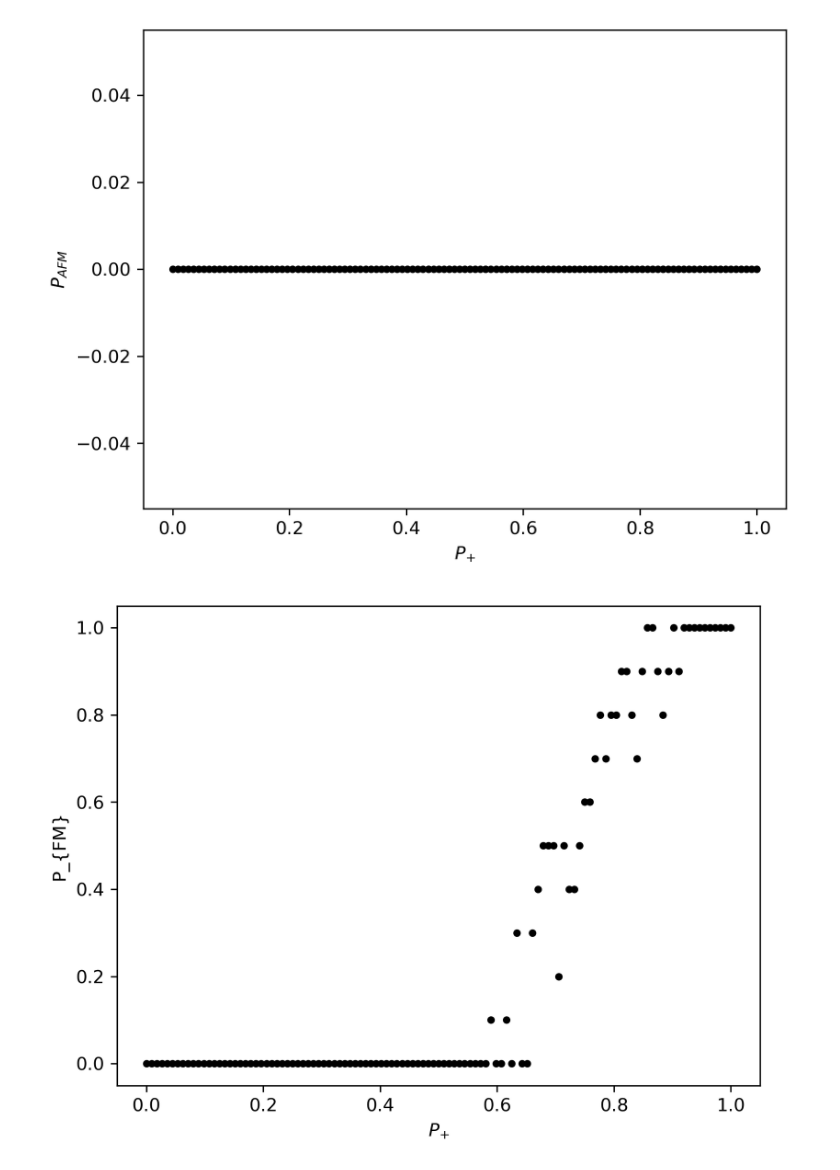
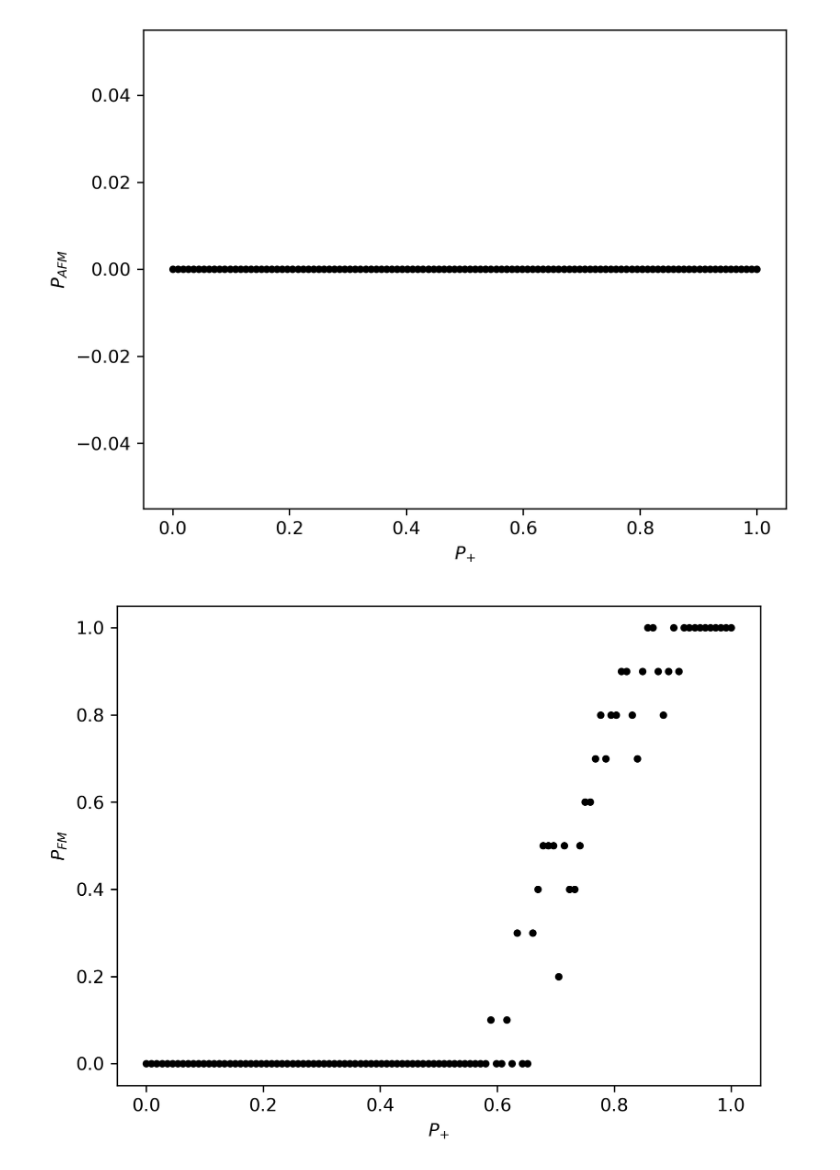
Before and after one commit to feirime/Ground-state-search-2D-Ising-model, a Jupyter notebook: images/scripts_and_programs/Entropy/Ggs(h).ipynb, the cells around one changed output. Cells and saved outputs as stored; diff of their text form; code cells hidden in the pictures.

```diff
--- a/images/scripts_and_programs/Entropy/Ggs(h).ipynb
+++ b/images/scripts_and_programs/Entropy/Ggs(h).ipynb
@@ -79,29 +79,29 @@ plt.show()
 # %%
 plt.figure(dpi=300)
 P_plus_sample = 0
 idxs = [i for i, x in enumerate(P_plus) if x >= P_plus_sample]
 P_plus_local = P_plus[idxs]
 Mgs = []
 for indx in idxs:
     file = arr_of_files[indx]
     gem = np.loadtxt(open(file), skiprows=4).T
     G = gem[0]
     E = gem[1]
     M = gem[2]
     Eh = E - M * h
     Egs_idx = np.argwhere(Eh <= np.min(Eh) * 0.9999)
     Mgs.append(np.max((M[Egs_idx]) / (N * N)))
     #plt.scatter(P_plus[indx], Mgs[indx-1], color='black', s=1)
 Mgs = np.array(Mgs)
 P_unique = np.unique(P_plus_local)
 for P_u in P_unique:
     mask = P_plus_local == P_u
     pMgs = Mgs[mask]
     prob = np.sum(pMgs == 1) / len(pMgs)
     plt.scatter(P_u, prob, color='black', s=10)
 plt.xlabel("$P_{+}$")
-plt.ylabel("P_{FM}")
+plt.ylabel("$P_{FM}$")
 #plt.savefig("../../P_FM_Mmax.eps", format='eps', dpi=300)
 plt.show()
 # %% [output]
-[figure, old version]
+[figure, new version]
```
Also changed, not shown: parts of 3 cells of this notebook, 1 other file.
